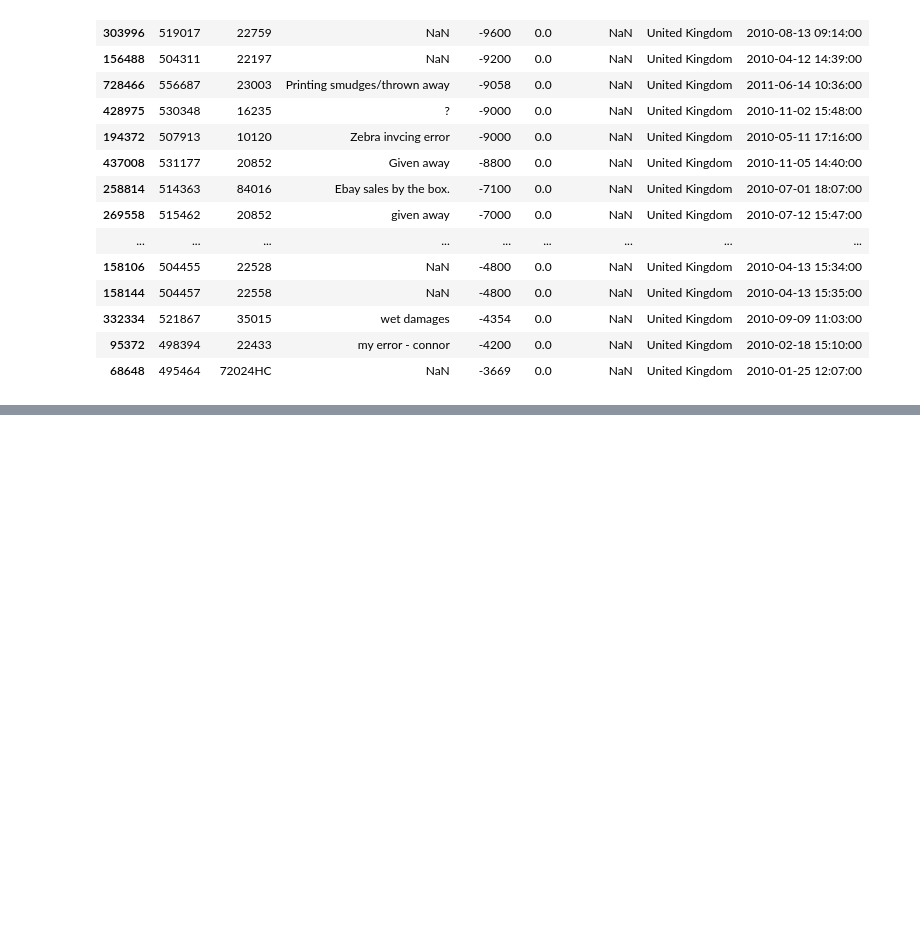
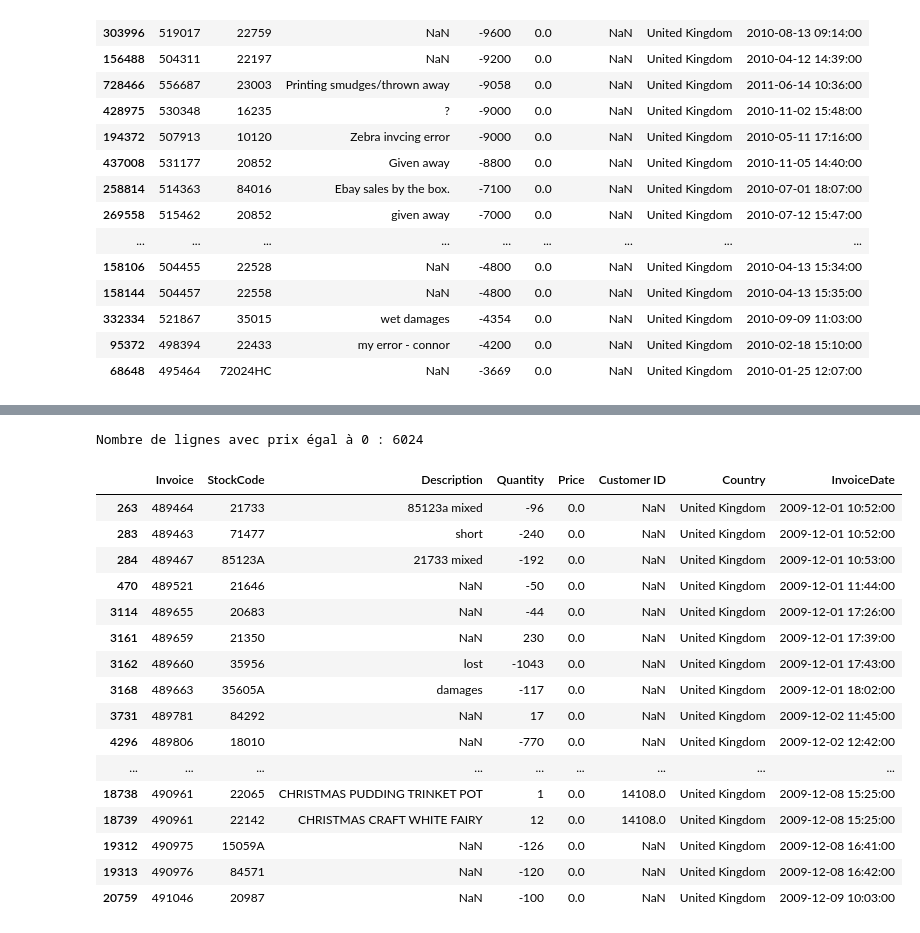
Before and after one commit to skygg-gg/customer_value_radar, a Jupyter notebook: notebooks/data_audit_quality.ipynb, the cells around one changed output, grey strips where cells are left out. Drawn from its saved outputs; the diff is of its cells as text; code cells hidden in the pictures; blank space fills up the shorter version.

```diff
--- a/notebooks/data_audit_quality.ipynb
+++ b/notebooks/data_audit_quality.ipynb
@@ -733,0 +801,43 @@ display(
+# %%
+# Prix égale a 0
+
+zero_price = df_consolidated[
+    df_consolidated["Price"] == 0
+].copy()
+
+print("Nombre de lignes avec prix égal à 0 :", len(zero_price))
+# %% [output]
+Nombre de lignes avec prix égal à 0 : 6024
+# %%
+display(
+    zero_price[
+        [
+            "Invoice",
+            "StockCode",
+            "Description",
+            "Quantity",
+            "Price",
+            "Customer ID",
+            "Country",
+            "InvoiceDate"
+        ]
+    ].head(50)
+)
+# %% [output]
+|  | Invoice | StockCode | Description | Quantity | Price | Customer ID | Country | InvoiceDate |
+| 263 | 489464 | 21733 | 85123a mixed | -96 | 0.0 | NaN | United Kingdom | 2009-12-01 10:52:00 |
+| 283 | 489463 | 71477 | short | -240 | 0.0 | NaN | United Kingdom | 2009-12-01 10:52:00 |
+| 284 | 489467 | 85123A | 21733 mixed | -192 | 0.0 | NaN | United Kingdom | 2009-12-01 10:53:00 |
+| 470 | 489521 | 21646 | NaN | -50 | 0.0 | NaN | United Kingdom | 2009-12-01 11:44:00 |
+| 3114 | 489655 | 20683 | NaN | -44 | 0.0 | NaN | United Kingdom | 2009-12-01 17:26:00 |
+| 3161 | 489659 | 21350 | NaN | 230 | 0.0 | NaN | United Kingdom | 2009-12-01 17:39:00 |
+| 3162 | 489660 | 35956 | lost | -1043 | 0.0 | NaN | United Kingdom | 2009-12-01 17:43:00 |
+| 3168 | 489663 | 35605A | damages | -117 | 0.0 | NaN | United Kingdom | 2009-12-01 18:02:00 |
+| 3731 | 489781 | 84292 | NaN | 17 | 0.0 | NaN | United Kingdom | 2009-12-02 11:45:00 |
+| 4296 | 489806 | 18010 | NaN | -770 | 0.0 | NaN | United Kingdom | 2009-12-02 12:42:00 |
+| ... | ... | ... | ... | ... | ... | ... | ... | ... |
+| 18738 | 490961 | 22065 | CHRISTMAS PUDDING TRINKET POT | 1 | 0.0 | 14108.0 | United Kingdom | 2009-12-08 15:25:00 |
+| 18739 | 490961 | 22142 | CHRISTMAS CRAFT WHITE FAIRY | 12 | 0.0 | 14108.0 | United Kingdom | 2009-12-08 15:25:00 |
+| 19312 | 490975 | 15059A | NaN | -126 | 0.0 | NaN | United Kingdom | 2009-12-08 16:41:00 |
+| 19313 | 490976 | 84571 | NaN | -120 | 0.0 | NaN | United Kingdom | 2009-12-08 16:42:00 |
+| 20759 | 491046 | 20987 | NaN | -100 | 0.0 | NaN | United Kingdom | 2009-12-09 10:03:00 |
```
Also changed, not shown: parts of 47 cells of this notebook.
